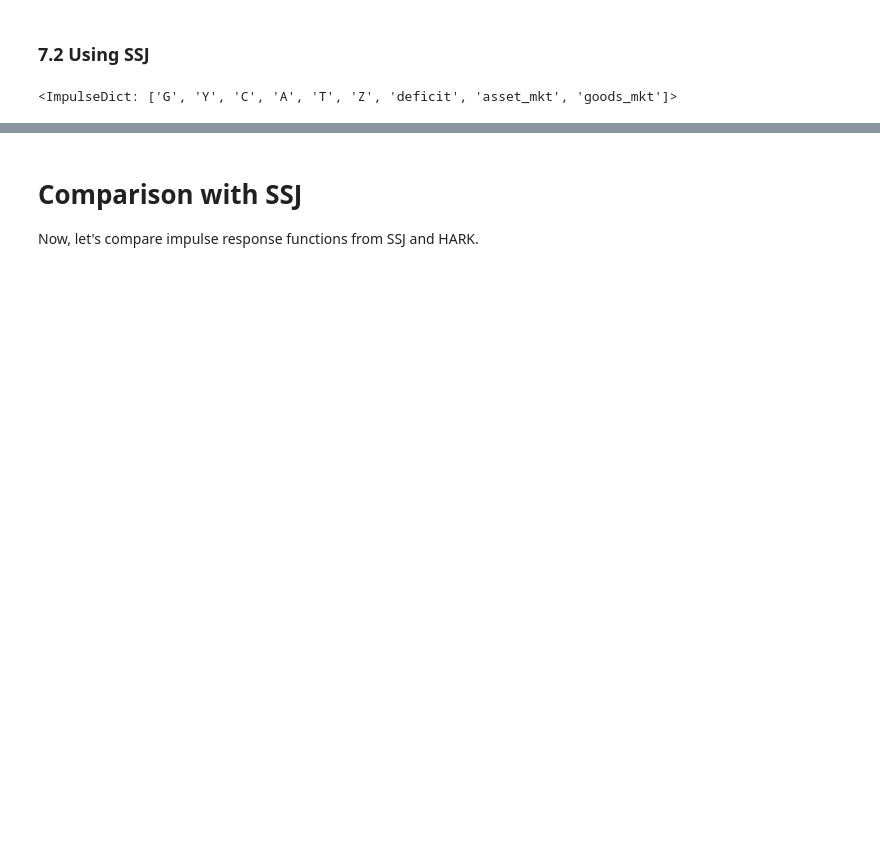
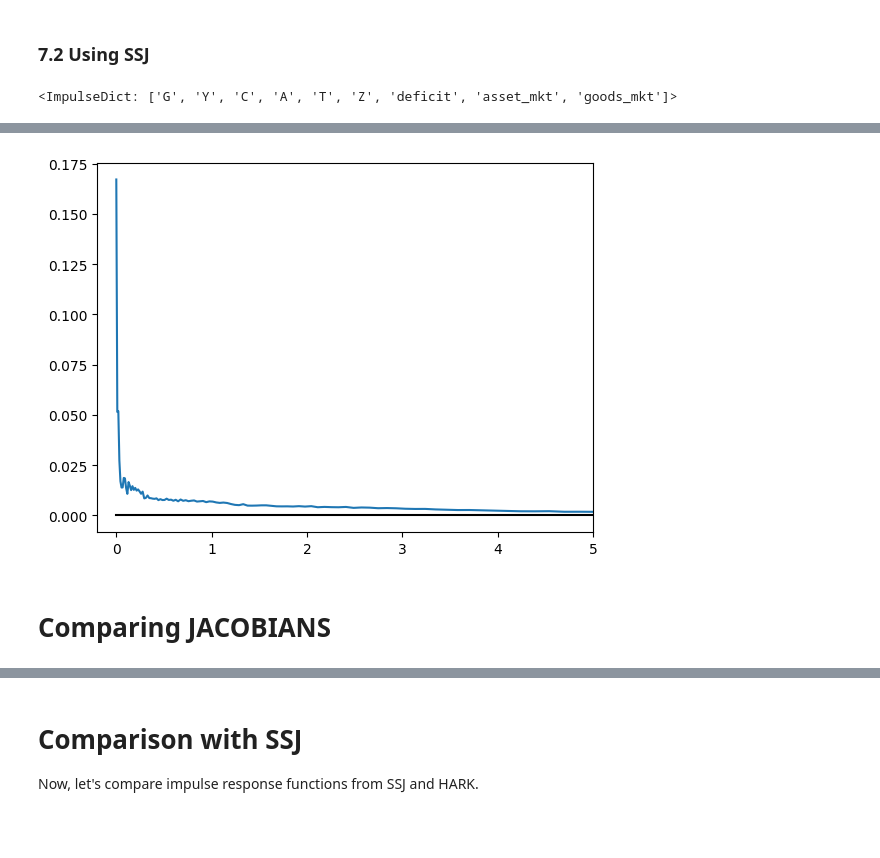
Before and after one commit to AMonninger/REMARK-ECB, a Jupyter notebook: code/python/IndShockConsumerType_HANK_Wills_latest.ipynb, the cells around one changed output, grey strips where cells are left out. Cells and saved outputs as stored; diff of their text form; code cells hidden in the pictures; blank space fills up the shorter version.

```diff
--- a/code/python/IndShockConsumerType_HANK_Wills_latest.ipynb
+++ b/code/python/IndShockConsumerType_HANK_Wills_latest.ipynb
@@ -62,6 +62,12 @@ def fiscal_ss(B, r, G):
     T = (1 + r) * B + G - B
 
     return T
+
+def fiscal(B, r, G, Y):
+    T = (1 + r) * B + G - B  # total tax burden
+    Z = Y - T  # after tax income
+    deficit = G - T
+    return T, Z, deficit
 
 
 r_ss = 1.03 - 1
@@ -72,6 +78,8 @@ tau = 0.0
 
 T_ss = fiscal_ss(B_ss,r_ss,G_ss)
 
+print(T_ss - fiscal(B_ss,r_ss,G_ss,Y_ss)[0])
+
 print('T_ss: ' +str(T_ss))
 
 Z_ss = Y_ss - T_ss
@@ -355,0 +452,14 @@ NameError: name 'STOP' is not defined
+# %%
+a_grid = ss_dict.internals['hh']['a_grid']
+dstn_assets = np.zeros(200)
+
+for i in range(200):
+    dstn_assets[i] = np.sum(ss_dict.internals['hh']['D'].T[i])
+plt.plot(a_grid,dstn_assets)
+plt.plot(a_grid,np.zeros(len(a_grid)), 'k')
+plt.xlim([-.2,5])
+plt.show()
+# %% [output]
+[figure, added]
+# %% [markdown]
+# Comparing JACOBIANS
```
Also changed, not shown: parts of 44 cells of this notebook.
